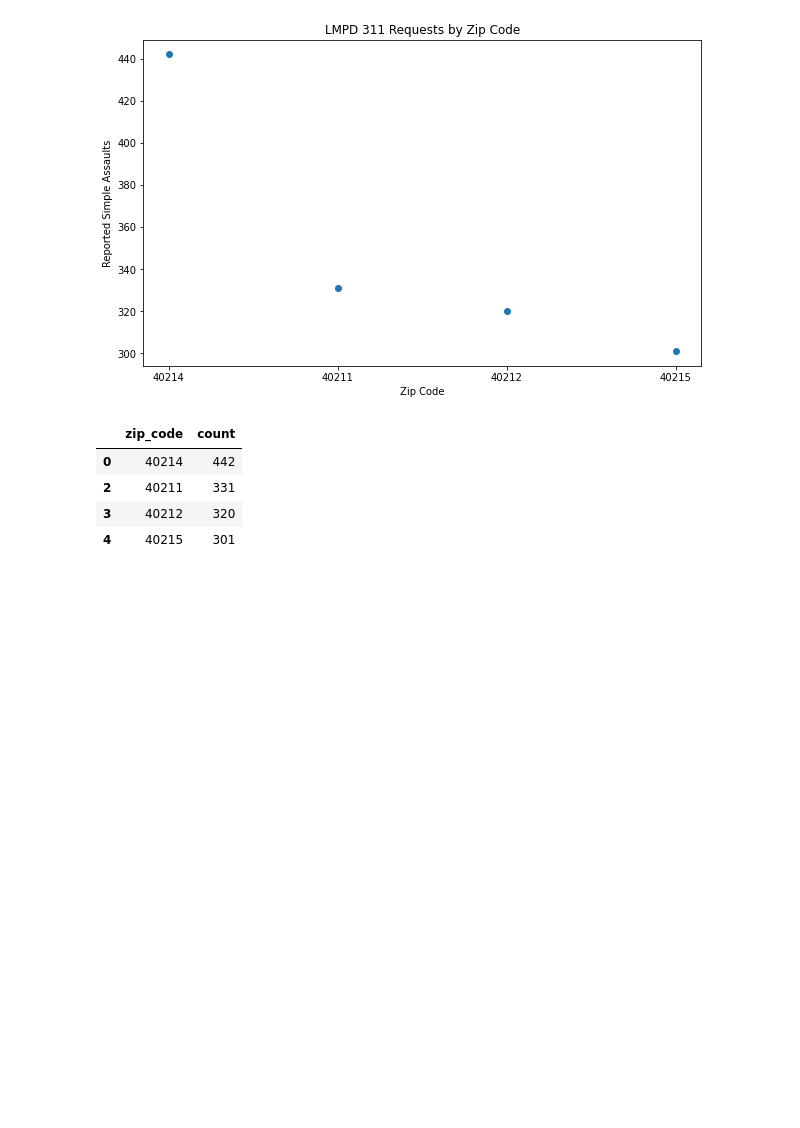
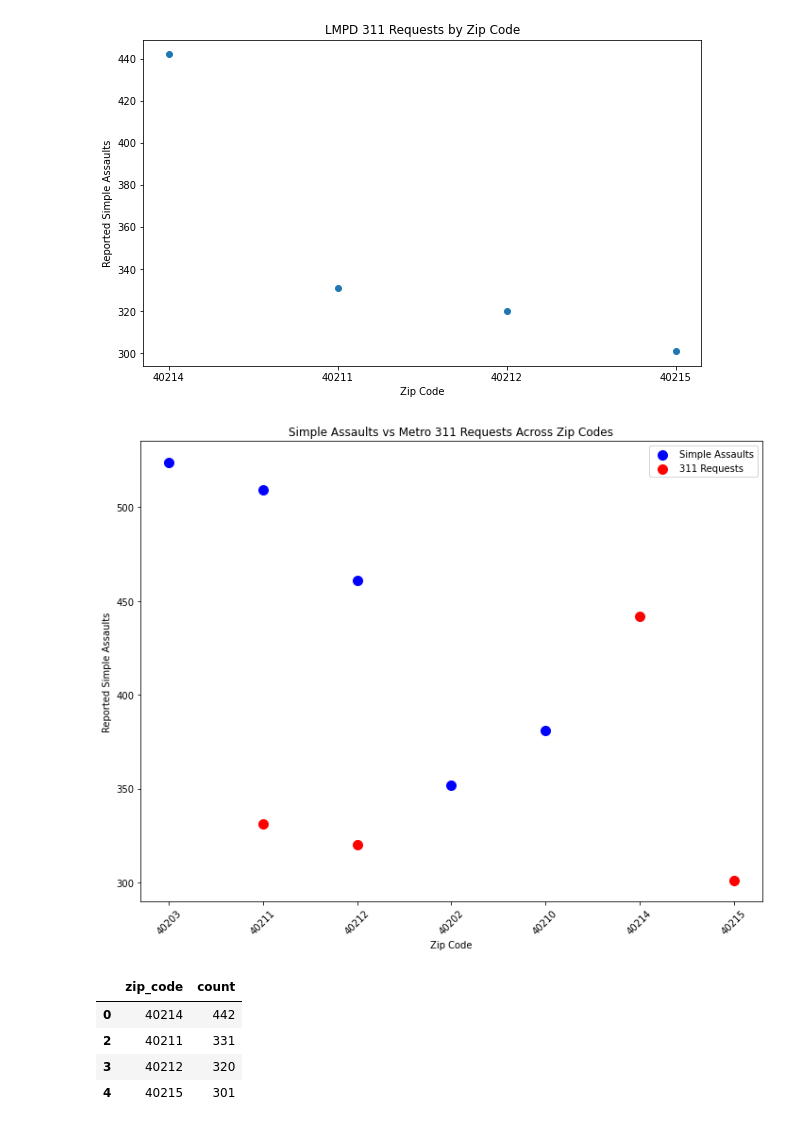
Before and after one commit to ZakM2000/Criminal_Analysis, a Jupyter notebook: Notebooks/LMPD_Crime_Analytics.ipynb, the cells around one changed output. Drawn from its saved outputs; the diff is of its cells as text; code cells hidden in the pictures; blank space fills up the shorter version.

```diff
--- a/Notebooks/LMPD_Crime_Analytics.ipynb
+++ b/Notebooks/LMPD_Crime_Analytics.ipynb
@@ -1689,6 +1682,22 @@ plt.title("LMPD 311 Requests by Zip Code")
 plt.show()
 # %% [output]
 [figure]
+# %%
+plt.figure(figsize=(10, 8), facecolor="white")
+
+plt.scatter(Fight_Night_df.index, Fight_Night_df.values, color = "blue", label="Simple Assaults", s=100)
+
+plt.scatter(Request_Count3_df["zip_code"], Request_Count3_df["count"], color = "red", label="311 Requests", s=100)
+
+plt.xlabel("Zip Code")
+plt.ylabel("Reported Simple Assaults")
+plt.title("Simple Assaults vs Metro 311 Requests Across Zip Codes")
+plt.legend()
+plt.xticks(rotation=45)
+plt.tight_layout()
+plt.show()
+# %% [output]
+[figure, added]
 # %%
 Request_Count3_df = pd.DataFrame(Request_Count3)
 # %%
```
Also changed, not shown: parts of 6 cells of this notebook, 3 other files.
